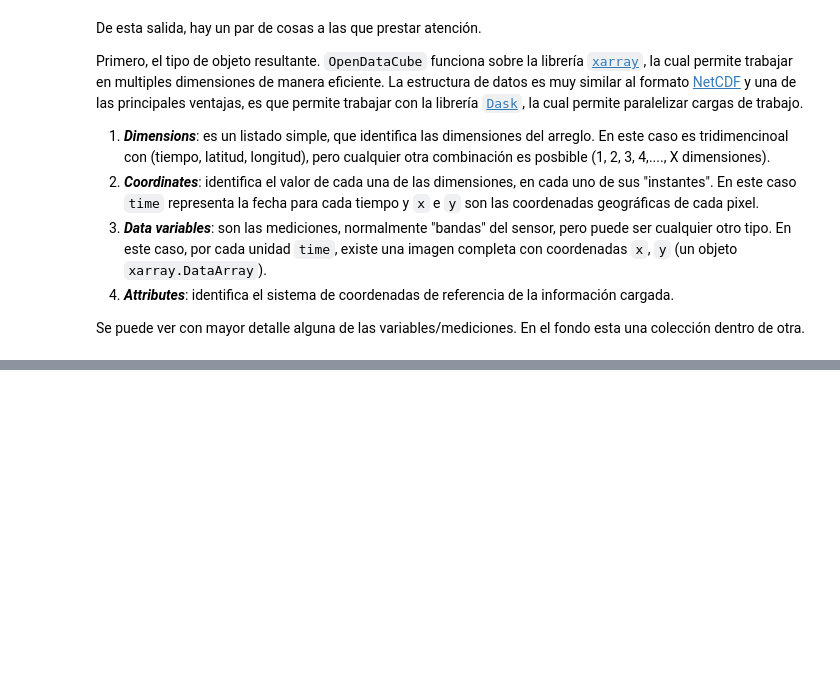
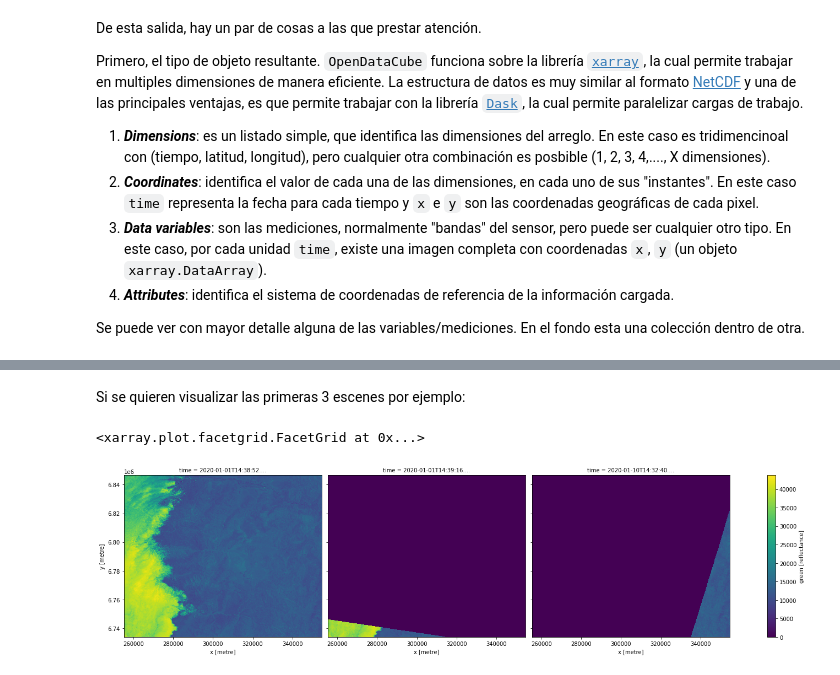
Before and after one commit to Data-Observatory/DataCubeTraining, a Jupyter notebook: basic/01_Carga_datos.ipynb, the cells around one changed output, grey strips where cells are left out. Cells and saved outputs as stored; diff of their text form; code cells hidden in the pictures; blank space fills up the shorter version.

```diff
--- a/basic/01_Carga_datos.ipynb
+++ b/basic/01_Carga_datos.ipynb
@@ -217,0 +290,7 @@ display_map(x=(-72, -70), y=(-33, -32))
+# %% [markdown]
+Si se quieren visualizar las primeras 3 escenes por ejemplo:
+# %%
+ds['green'].isel(time=range(3)).plot(col='time', figsize=(20, 5))
+# %% [output]
+<xarray.plot.facetgrid.FacetGrid at 0x...>
+[figure, added]
```
Also changed, not shown: parts of 24 cells of this notebook.
